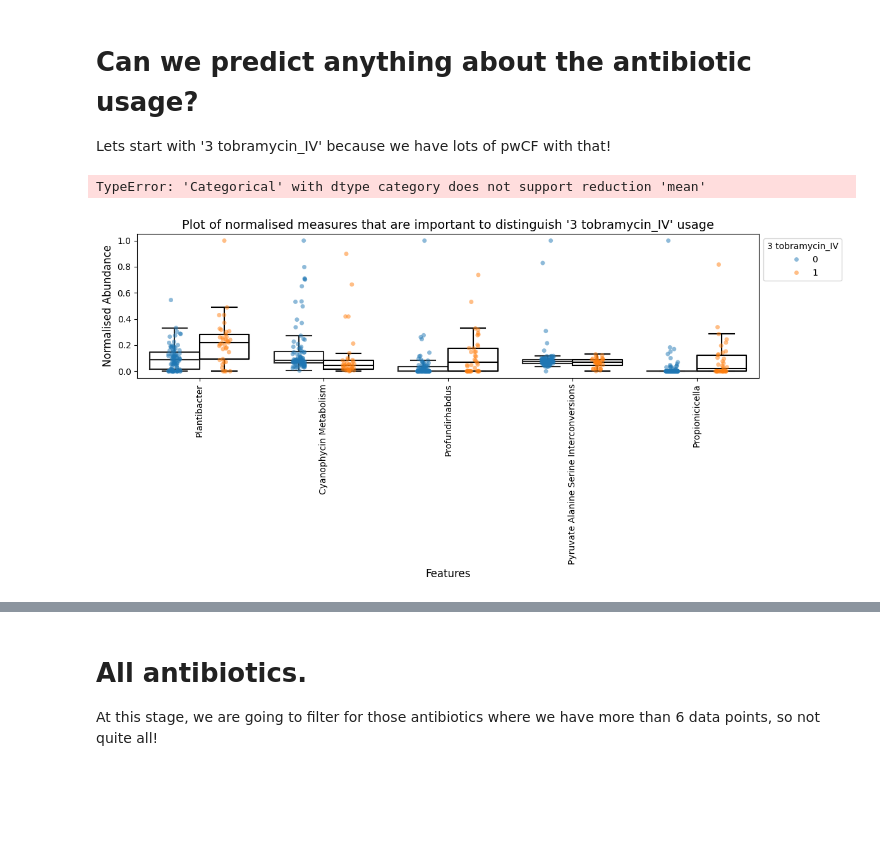
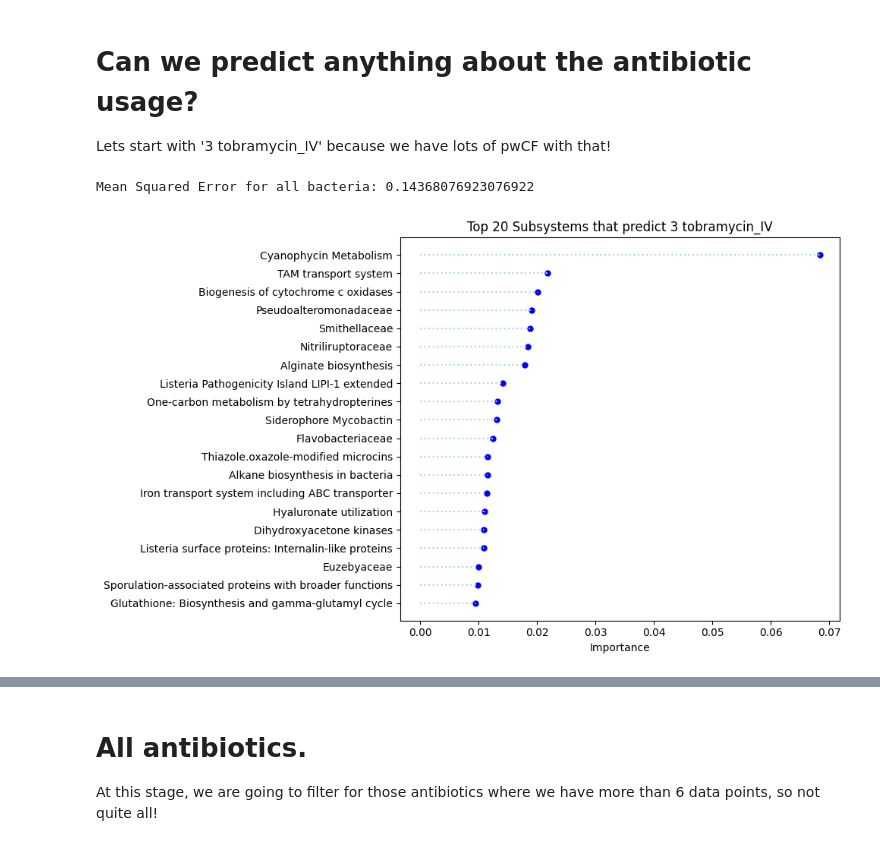
Before and after one commit to linsalrob/CF_2024, a Jupyter notebook: Jupyter/Antibiotics Machine Learning.ipynb, the cells around one changed output, grey strips where cells are left out. Saved outputs shown, nothing was run; the diff lists cells and outputs as text; code cells hidden in the pictures; blank space fills up the shorter version.

Commit message:
Cleaner ab usage

```diff
--- a/Jupyter/Antibiotics Machine Learning.ipynb
+++ b/Jupyter/Antibiotics Machine Learning.ipynb
@@ -66,64 +66,30 @@ df, metadata = cf_analysis_lib.read_the_data(sequence_type, datadir, sslevel='su
 # %%
 # this approach uses an inner join to ensure that we have the same 'interesting column' (intcol)
 # data in the same order as the data frame
 intcol = '3 tobramycin_IV'
-merged_df = df.join(metadata[[intcol]])
+merged_df = df.join(metadata[[intcol]]).dropna()
 
 # this data set models all bacteria
 X = merged_df.drop(intcol, axis=1)
 y = merged_df[intcol]
 
-y = y.fillna(y.mean())
-
 if metadata[intcol].dtype == 'object':
-  mse, feature_importances_sorted = cf_analysis_lib.random_forest_classifier(X, y)
+  mse, feature_importances_sorted = cf_analysis_lib.random_forest_classifier(X, y, n_estimators=100)
   met = 'classification'
 else:
-  mse, feature_importances_sorted = cf_analysis_lib.random_forest_regression(X, y)
+  mse, feature_importances_sorted = cf_analysis_lib.random_forest_regression(X, y, n_estimators=100)
   met = 'regression'
 
 
 print(f"Mean Squared Error for all bacteria: {mse}")
 
 fig, axes = plt.subplots(figsize=(10,6), nrows=1, ncols=1)
 
 cf_analysis_lib.plot_feature_importance(axes, feature_importances_sorted[:20], f"Top 20 Subsystems that predict {intcol}")
 
 
 plt.tight_layout()
 plt.show()
 # %% [output]
-TypeError: 'Categorical' with dtype category does not support reduction 'mean'
+Mean Squared Error for all bacteria: 0.14368076923076922
+[figure, added]
-# %%
-n=5
-topN = list(feature_importances_sorted[:n].index)+[intcol]
-
-# before we plot the data we scale the data to make the mean 0 and the variance 1.
-# you can compare the values before and after by looking at merged_df[top20].max() and  scaled_df.max()
-#scaler = StandardScaler()
-scaler = MinMaxScaler()
-scaled_df = pd.DataFrame(scaler.fit_transform(merged_df[topN]), columns=topN)
-scaled_df[intcol] = merged_df[intcol].values
-
-melted_df = pd.melt(scaled_df, id_vars=[intcol], var_name='Feature', value_name='Value')
-
-# Step 2: Plot the strip plot
-fig = plt.figure(figsize=(12, 6))
-#sns.violinplot(data=melted_df, x='Feature', y='Value', hue=intcol, split=False, alpha=0.5)
-sns.boxplot(data=melted_df, x='Feature', y='Value', hue=intcol, fill=False, legend=False, color='k', fliersize=0)
-#sns.boxplot(  data=melted_df, x='Feature', y='Value', hue=intcol)
-sns.stripplot(data=melted_df, x='Feature', y='Value', hue=intcol, jitter=True, alpha=0.5, dodge=True)
-# Note: Swarm plot doesn't work because too many 0's. Maybe with unnormalised numbers but then you can't see them
-#sns.swarmplot(data=melted_df, x='Feature', y='Value', hue=intcol, alpha=0.5, dodge=True)
-
-
-# Step 3: Customize the plot
-plt.title(f"Plot of normalised measures that are important to distinguish '{intcol}' usage", fontsize=14)
-plt.xlabel('Features', fontsize=12)
-plt.ylabel('Normalised Abundance', fontsize=12)
-plt.xticks(rotation=90)
-plt.legend(title=intcol, bbox_to_anchor=(1, 1))
-plt.tight_layout()
-plt.show()
-# %% [output]
-[figure, removed]
```
Also changed, not shown: parts of 6 cells of this notebook.
